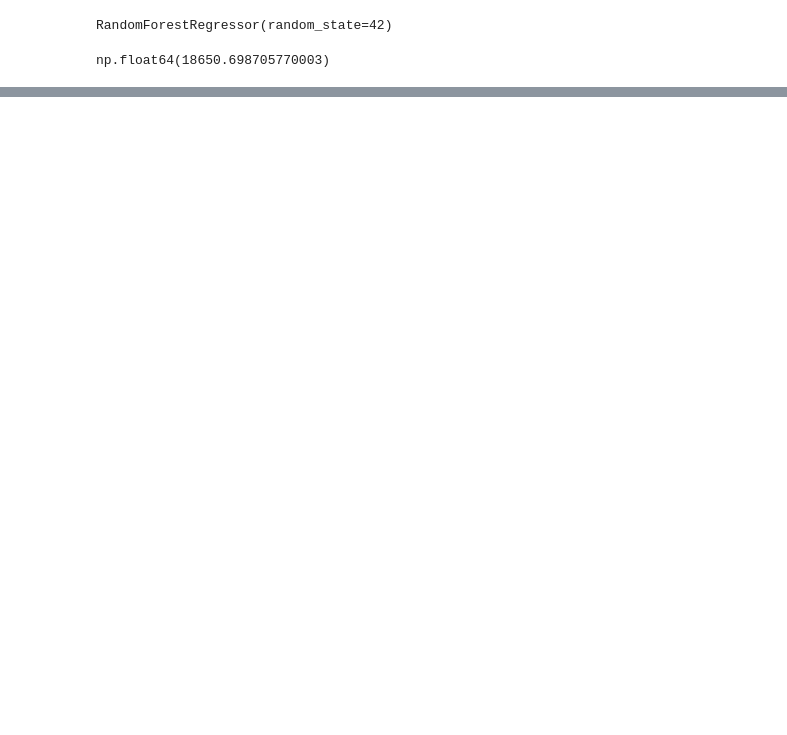
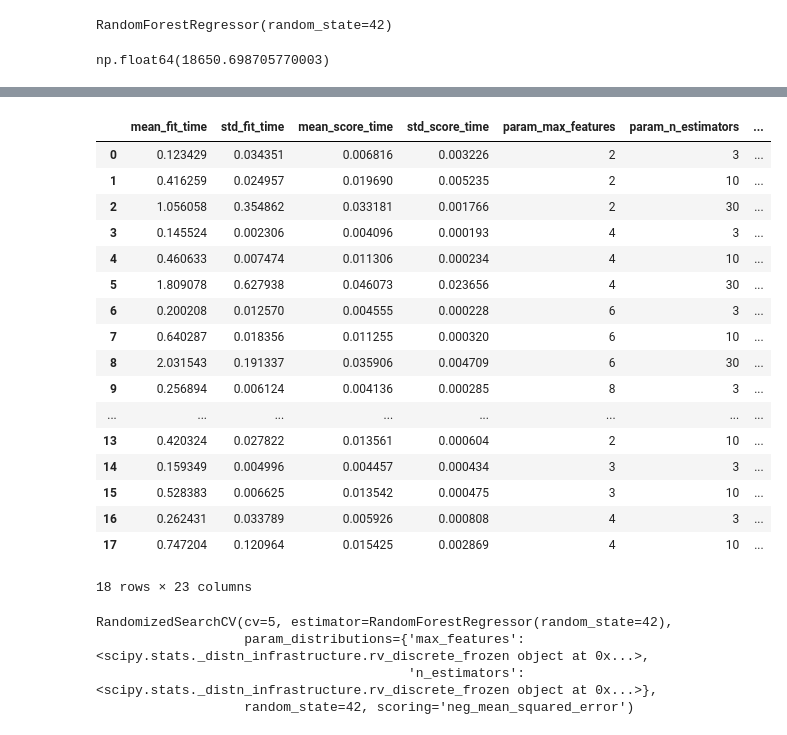
Before and after one commit to Racoon-thespy/Hands---ON-ML-scikit-and-Pytorch-, a Jupyter notebook: California_housing.ipynb, the cells around one changed output, grey strips where cells are left out. Drawn from its saved outputs; the diff is of its cells as text; code cells hidden in the pictures; blank space fills up the shorter version.

```diff
--- a/California_housing.ipynb
+++ b/California_housing.ipynb
@@ -788,0 +810,9 @@ KeyboardInterrupt:
+# %%
+from sklearn.svm import SVR
+
+svm_reg = SVR(kernel="linear")
+svm_reg.fit(housing_prepared, housing_labels)
+housing_predictions = svm_reg.predict(housing_prepared)
+svm_mse = mean_squared_error(housing_labels, housing_predictions)
+svm_rmse = np.sqrt(svm_mse)
+svm_rmse
@@ -788,0 +821,16 @@ KeyboardInterrupt:
+# %%
+from sklearn.model_selection import GridSearchCV
+
+param_grid = [
+    # try 12 (3×4) combinations of hyperparameters
+    {'n_estimators': [3, 10, 30], 'max_features': [2, 4, 6, 8]},
+    # then try 6 (2×3) combinations with bootstrap set as False
+    {'bootstrap': [False], 'n_estimators': [3, 10], 'max_features': [2, 3, 4]},
+  ]
+
+forest_reg = RandomForestRegressor(random_state=42)
+# train across 5 folds, that's a total of (12+6)*5=90 rounds of training
+grid_search = GridSearchCV(forest_reg, param_grid, cv=5,
+                           scoring='neg_mean_squared_error',
+                           return_train_score=True)
+grid_search.fit(housing_prepared, housing_labels)
@@ -788,0 +875,39 @@ KeyboardInterrupt:
+# %%
+pd.DataFrame(grid_search.cv_results_)
+# %% [output]
+|  | mean_fit_time | std_fit_time | mean_score_time | std_score_time | param_max_features | param_n_estimators | ... |
+| 0 | 0.123429 | 0.034351 | 0.006816 | 0.003226 | 2 | 3 | ... |
+| 1 | 0.416259 | 0.024957 | 0.019690 | 0.005235 | 2 | 10 | ... |
+| 2 | 1.056058 | 0.354862 | 0.033181 | 0.001766 | 2 | 30 | ... |
+| 3 | 0.145524 | 0.002306 | 0.004096 | 0.000193 | 4 | 3 | ... |
+| 4 | 0.460633 | 0.007474 | 0.011306 | 0.000234 | 4 | 10 | ... |
+| 5 | 1.809078 | 0.627938 | 0.046073 | 0.023656 | 4 | 30 | ... |
+| 6 | 0.200208 | 0.012570 | 0.004555 | 0.000228 | 6 | 3 | ... |
+| 7 | 0.640287 | 0.018356 | 0.011255 | 0.000320 | 6 | 10 | ... |
+| 8 | 2.031543 | 0.191337 | 0.035906 | 0.004709 | 6 | 30 | ... |
+| 9 | 0.256894 | 0.006124 | 0.004136 | 0.000285 | 8 | 3 | ... |
+| ... | ... | ... | ... | ... | ... | ... | ... |
+| 13 | 0.420324 | 0.027822 | 0.013561 | 0.000604 | 2 | 10 | ... |
+| 14 | 0.159349 | 0.004996 | 0.004457 | 0.000434 | 3 | 3 | ... |
+| 15 | 0.528383 | 0.006625 | 0.013542 | 0.000475 | 3 | 10 | ... |
+| 16 | 0.262431 | 0.033789 | 0.005926 | 0.000808 | 4 | 3 | ... |
+| 17 | 0.747204 | 0.120964 | 0.015425 | 0.002869 | 4 | 10 | ... |
+18 rows × 23 columns
+# %%
+from sklearn.model_selection import RandomizedSearchCV
+from scipy.stats import randint
+
+param_distribs = {
+        'n_estimators': randint(low=1, high=200),
+        'max_features': randint(low=1, high=8),
+    }
+
+forest_reg = RandomForestRegressor(random_state=42)
+rnd_search = RandomizedSearchCV(forest_reg, param_distributions=param_distribs,
+                                n_iter=10, cv=5, scoring='neg_mean_squared_error', random_state=42)
+rnd_search.fit(housing_prepared, housing_labels)
+# %% [output]
+RandomizedSearchCV(cv=5, estimator=RandomForestRegressor(random_state=42),
+                   param_distributions={'max_features': <scipy.stats._distn_infrastructure.rv_discrete_frozen object at 0x...>,
+                                        'n_estimators': <scipy.stats._distn_infrastructure.rv_discrete_frozen object at 0x...>},
+                   random_state=42, scoring='neg_mean_squared_error')
```
Also changed, not shown: parts of 17 cells of this notebook.
